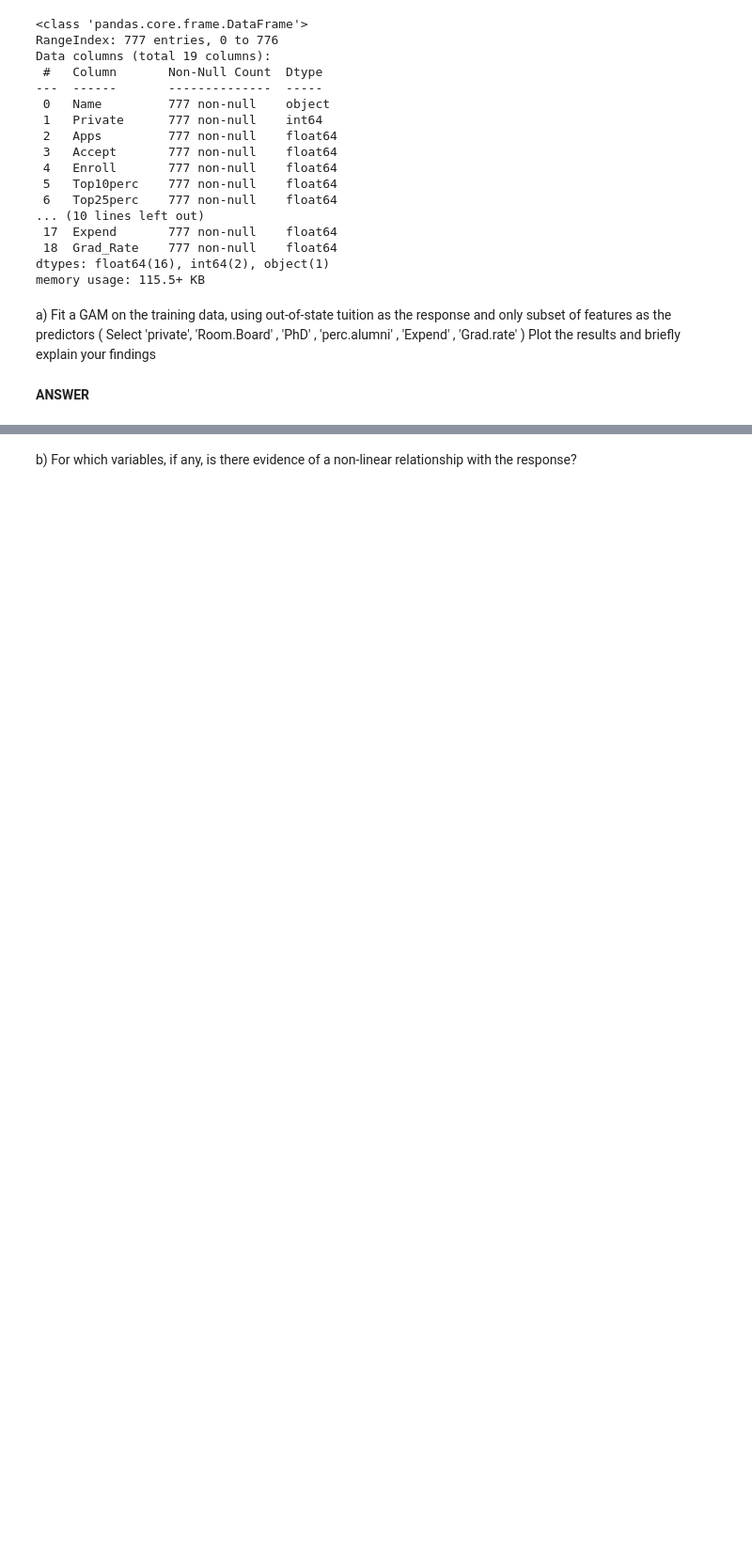
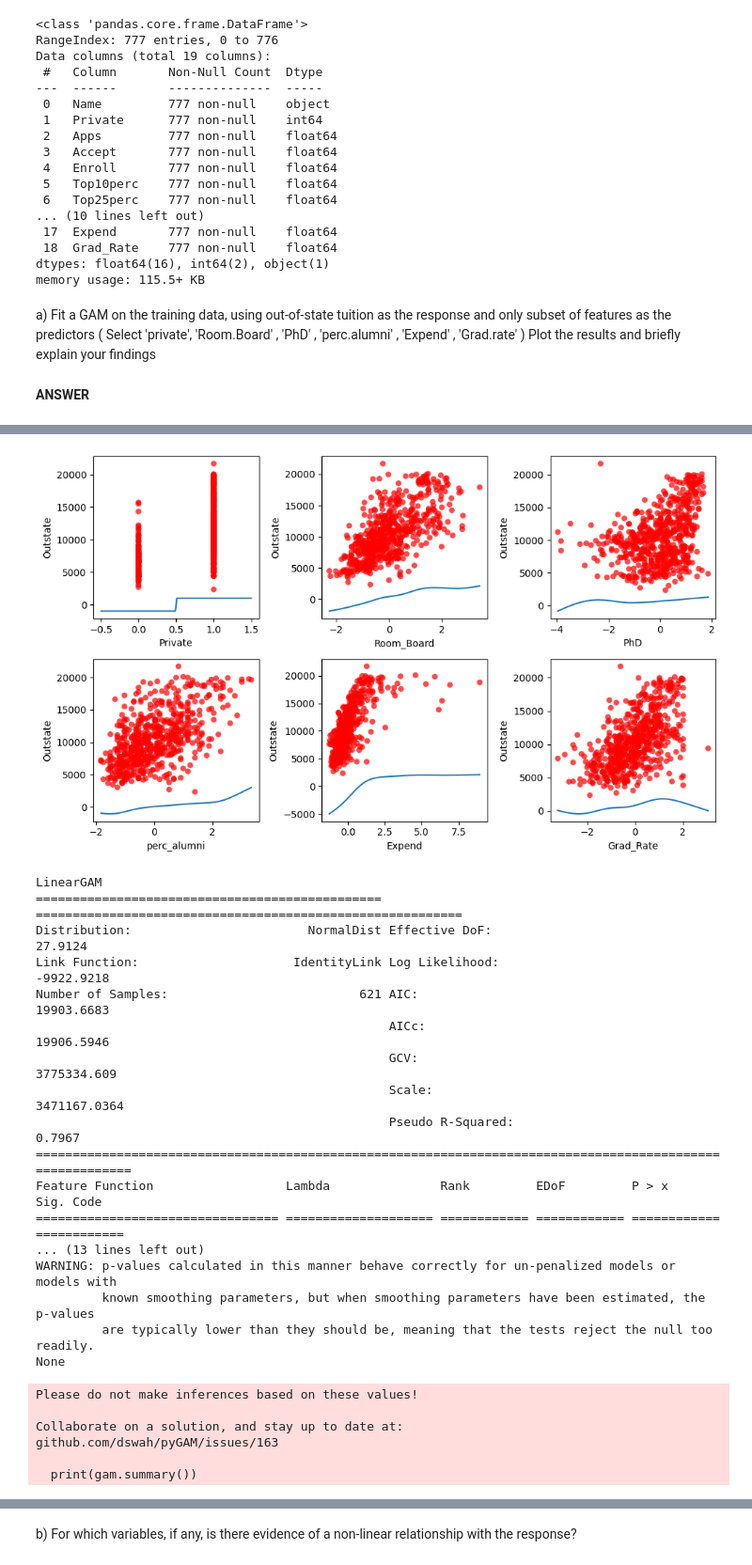
Before and after one commit to srikrish2812/intro_to_ml, a Jupyter notebook: week_3/IML_Assignment_3_Abhay.ipynb, the cells around one changed output, grey strips where cells are left out. Shown at 94% size. Drawn from its saved outputs; the diff is of its cells as text; code cells hidden in the pictures; blank space fills up the shorter version.

```diff
--- a/week_3/IML_Assignment_3_Abhay.ipynb
+++ b/week_3/IML_Assignment_3_Abhay.ipynb
@@ -349,0 +309,26 @@ ValueError: X data must have 6 features, but found 1
+# %%
+gam = LinearGAM(f(0) + s(1) + s(2) + s(3) + s(4) + s(5))
+
+# Fit the GAM model
+gam.fit(X_train, y_train)
+gam = gam.gridsearch(X_train, y_train,lam= np.logspace(-3, 3, 30))
+# Plot the results
+plt.figure(figsize=(10, 6))
+
+# Plot each predictor against the response variable
+for i, term in enumerate(gam.terms):
+    if term.isintercept:
+        continue
+    plt.subplot(2, 3, i+1)
+    XX = gam.generate_X_grid(term=i)
+    plt.plot(XX[:, i], gam.partial_dependence(term=i, X=XX))
+    plt.scatter(X_train.iloc[:, i], y_train, facecolor='red', edgecolors='none', alpha=0.7)
+    #plt.title(X_train.columns[i])
+    plt.xlabel(X_train.columns[i])
+    plt.ylabel('Outstate')
+
+plt.tight_layout()
+plt.show()
+
+print(gam.summary())
+# %% [output]
@@ -349,0 +336,24 @@ ValueError: X data must have 6 features, but found 1
+[figure, added]
+LinearGAM
+=============================================== ==========================================================
+Distribution:                        NormalDist Effective DoF:                                     27.9124
+Link Function:                     IdentityLink Log Likelihood:                                 -9922.9218
+Number of Samples:                          621 AIC:                                            19903.6683
+                                                AICc:                                           19906.5946
+                                                GCV:                                           3775334.609
+                                                Scale:                                        3471167.0364
+                                                Pseudo R-Squared:                                   0.7967
+==========================================================================================================
+Feature Function                  Lambda               Rank         EDoF         P > x        Sig. Code
+================================= ==================== ============ ============ ============ ============
+... (13 lines left out)
+WARNING: p-values calculated in this manner behave correctly for un-penalized models or models with
+         known smoothing parameters, but when smoothing parameters have been estimated, the p-values
+         are typically lower than they should be, meaning that the tests reject the null too readily.
+None
+Please do not make inferences based on these values!
+
+Collaborate on a solution, and stay up to date at:
+github.com/dswah/pyGAM/issues/163
+
+  print(gam.summary())
```
Also changed, not shown: parts of 8 cells of this notebook.
